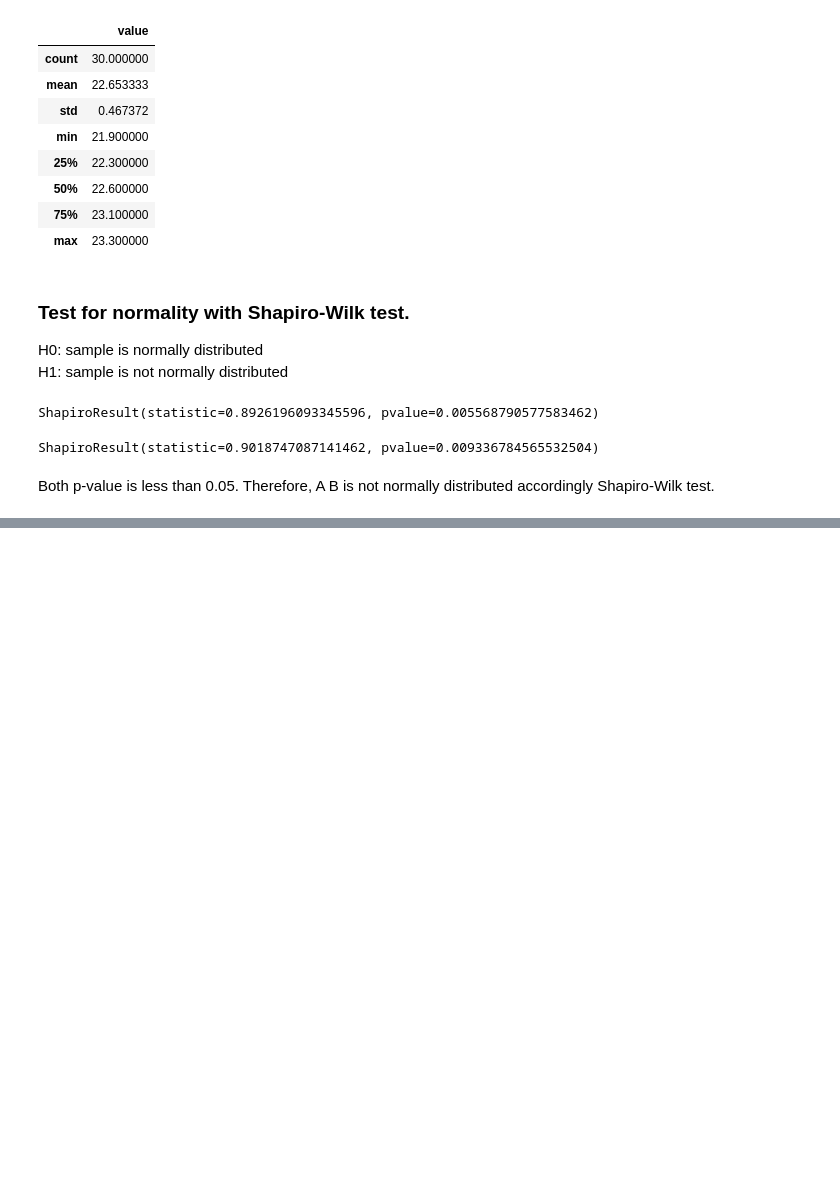
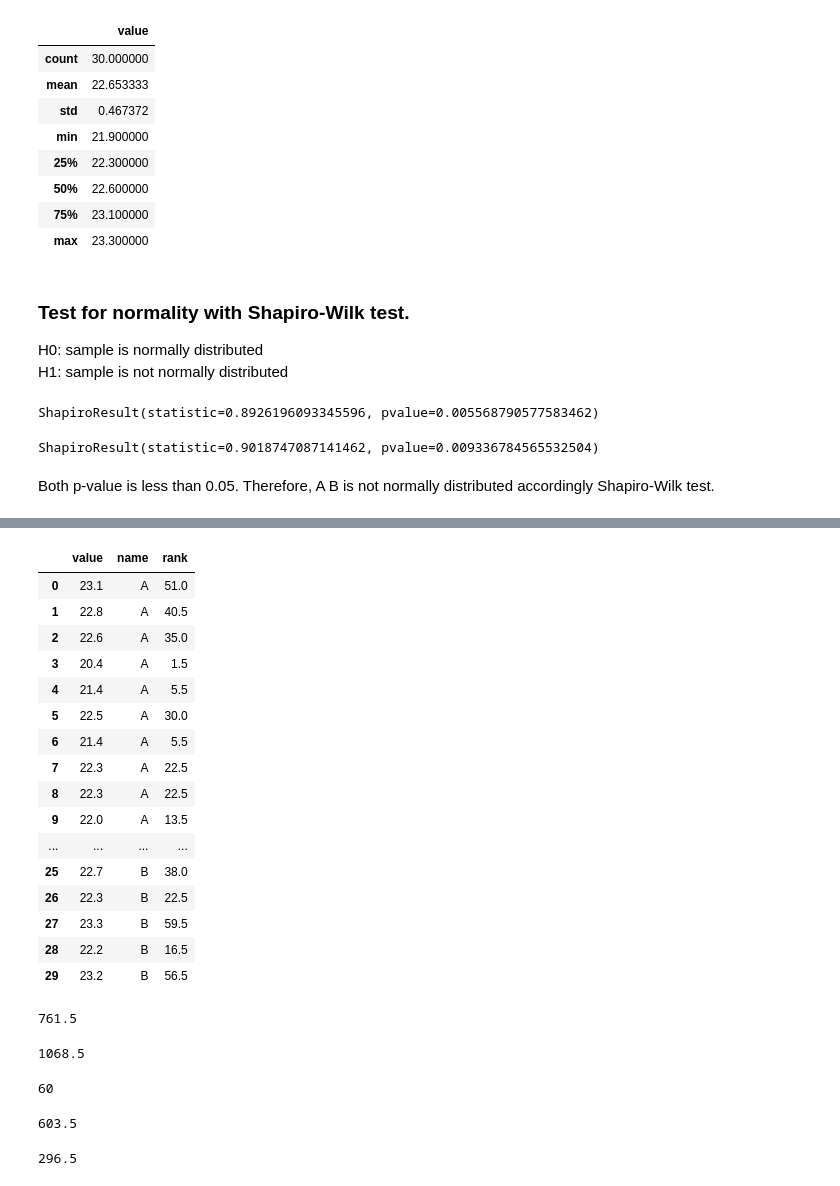
Before and after one commit to Hjklvfr/DataAnalysisMethods, a Jupyter notebook: analytics/notebooks/lab3.ipynb, the cells around one changed output, grey strips where cells are left out. Drawn from its saved outputs; the diff is of its cells as text; code cells hidden in the pictures; blank space fills up the shorter version.

```diff
--- a/analytics/notebooks/lab3.ipynb
+++ b/analytics/notebooks/lab3.ipynb
@@ -263,0 +279,11 @@ Both p-value is less than 0.05. Therefore, A B is not normally distributed accor
+# %%
+values = df.sort_values('value')['value'].copy()
+# %%
+values = values.reset_index()
+values = values.drop('index', axis=1)
+values = values.reset_index()
+# %%
+values['rank'] = values['index'].apply(lambda x: x + 1)
+# %%
+value_rank = values.groupby('value')['rank'].mean()
+value_rank
@@ -263,0 +309,49 @@ Both p-value is less than 0.05. Therefore, A B is not normally distributed accor
+# %%
+ranked_df = df.copy()
+ranked_df['rank'] = ranked_df['value'].apply(lambda x: value_rank[x])
+ranked_df
+# %% [output]
+|  | value | name | rank |
+| 0 | 23.1 | A | 51.0 |
+| 1 | 22.8 | A | 40.5 |
+| 2 | 22.6 | A | 35.0 |
+| 3 | 20.4 | A | 1.5 |
+| 4 | 21.4 | A | 5.5 |
+| 5 | 22.5 | A | 30.0 |
+| 6 | 21.4 | A | 5.5 |
+| 7 | 22.3 | A | 22.5 |
+| 8 | 22.3 | A | 22.5 |
+| 9 | 22.0 | A | 13.5 |
+| ... | ... | ... | ... |
+| 25 | 22.7 | B | 38.0 |
+| 26 | 22.3 | B | 22.5 |
+| 27 | 23.3 | B | 59.5 |
+| 28 | 22.2 | B | 16.5 |
+| 29 | 23.2 | B | 56.5 |
+# %%
+R1 = ranked_df.query('name == "A"')['rank'].sum()
+R1
+# %% [output]
+761.5
+# %%
+R2 = ranked_df.query('name == "B"')['rank'].sum()
+R2
+# %% [output]
+1068.5
+# %%
+n1 = df.query('name == "A"').shape[0]
+n2 = df.query('name == "B"').shape[0]
+N = n1 + n2
+N
+# %% [output]
+60
+# %%
+U1 = n1 * n2 + (n1 * (n1 + 1)) / 2 - R1
+U1
+# %% [output]
+603.5
+# %%
+U2 = n1 * n2 + (n2 * (n2 + 1)) / 2 - R2
+U2
+# %% [output]
+296.5
```
Also changed, not shown: parts of 13 cells of this notebook, 2 other files.
